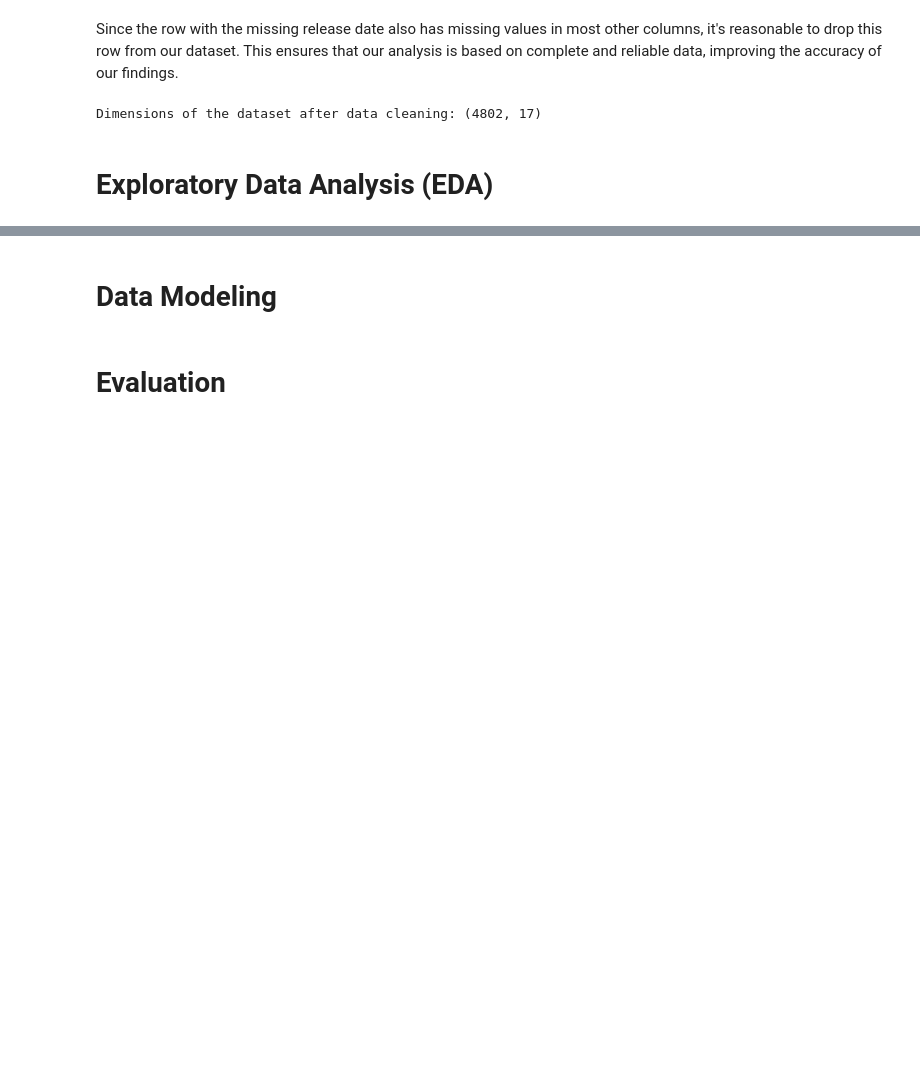
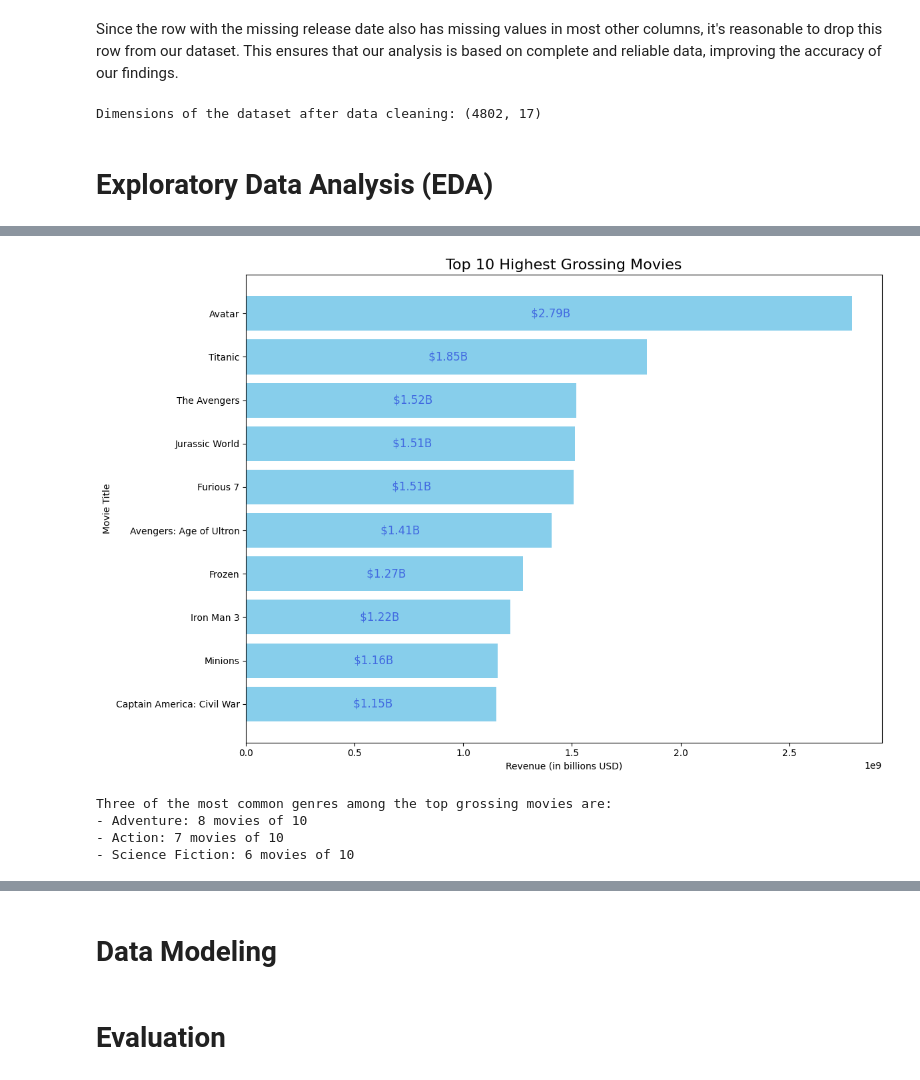
Before and after one commit to FatemehCh97/TMDB-Movie-Analytics-and-Recommendation, a Jupyter notebook: src/TMDB_Insights.ipynb, the cells around one changed output, grey strips where cells are left out. Cells and saved outputs as stored; diff of their text form; code cells hidden in the pictures; blank space fills up the shorter version.

```diff
--- a/src/TMDB_Insights.ipynb
+++ b/src/TMDB_Insights.ipynb
@@ -424,0 +446,39 @@ Dimensions of the dataset after data cleaning: (4802, 17)
+# %%
+import matplotlib.pyplot as plt
+
+# Sort the DataFrame by 'revenue' column in descending order
+top_10_grossing = df.sort_values(by='revenue', ascending=False).head(10)
+
+# Create a bar plot for the top 10 highest grossing movies
+plt.figure(figsize=(12, 8))
+bars = plt.barh(top_10_grossing['title'], top_10_grossing['revenue'], color='skyblue')
+
+# Add data labels inside the bars
+for bar in bars:
+    width = bar.get_width()
+    plt.text(width / 2, bar.get_y() + bar.get_height() / 2, f' ${width/1e9:.2f}B',
+             ha='center', va='center', fontsize=12, color='royalblue')
+
+plt.xlabel('Revenue (in billions USD)')
+plt.ylabel('Movie Title')
+plt.title('Top 10 Highest Grossing Movies', fontsize=16)
+plt.gca().invert_yaxis()
+plt.tight_layout()
+plt.show()
+# %% [output]
+[figure, added]
+# %%
+# Extract relevant information about these movies
+top_grossing_genres = top_10_grossing['genres'].explode()
+
+# Analyze the extracted information to find commonalities or patterns
+# Find the most common genre among these movies
+most_common_genre = top_grossing_genres.value_counts().head(3)
+print("Three of the most common genres among the top grossing movies are:")
+for genre, count in most_common_genre.items():
+    print("- {}: {} movies of 10".format(genre, count))
+# %% [output]
+Three of the most common genres among the top grossing movies are:
+- Adventure: 8 movies of 10
+- Action: 7 movies of 10
+- Science Fiction: 6 movies of 10
```
Also changed, not shown: parts of 35 cells of this notebook.
